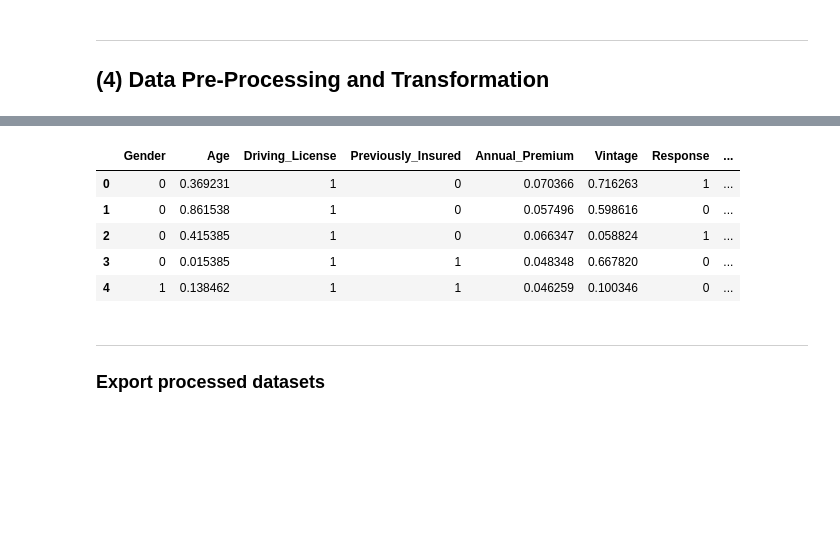
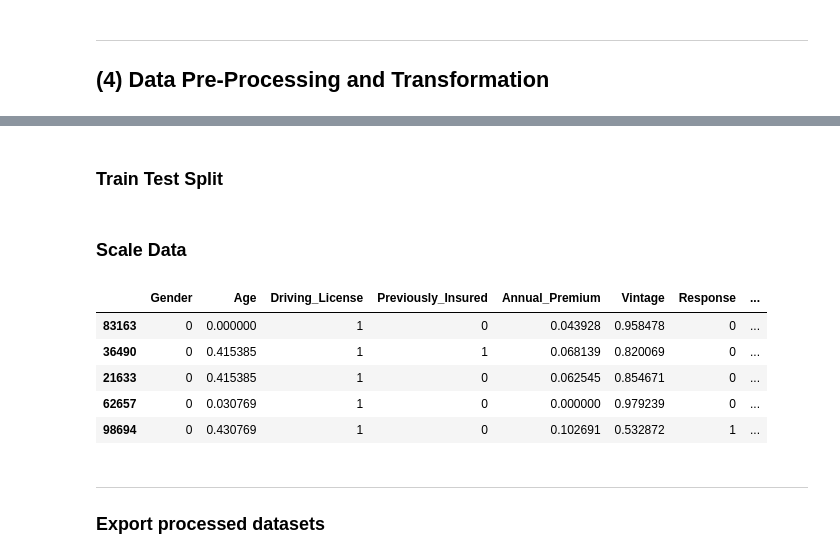
Before and after one commit to kennethleungty/End-to-End-AutoML-Insurance, a Jupyter notebook: 01_EDA_and_Data_PreProcessing.ipynb, the cells around one changed output, grey strips where cells are left out. Cells and saved outputs as stored; diff of their text form; code cells hidden in the pictures; blank space fills up the shorter version.

```diff
--- a/01_EDA_and_Data_PreProcessing.ipynb
+++ b/01_EDA_and_Data_PreProcessing.ipynb
@@ -280,4 +271,34 @@ def preprocess_data(df, train=True):
     return df
+# %%
+main_df = preprocess_data(main_df)
+# %% [markdown]
+### Train Test Split
+# %%
+# Shuffle your dataset
+shuffle_df = main_df.sample(frac=1, random_state=1)
+
+# Define a size for your train set (80:20)
+train_size = int(0.8 * len(main_df))
+
+# Split your dataset
+train_df = shuffle_df[:train_size]
+test_df = shuffle_df[train_size:]
+# %% [markdown]
+### Scale Data
+# %%
+def scale_data(df, train):
+    # Performing normalization
+    numerical_features = ['Age', 'Vintage', 'Annual_Premium']
+
+    if train:
+        mm = MinMaxScaler()
+        df[numerical_features] = mm.fit_transform(df[numerical_features])
+        pickle.dump(mm, open("./data/minmax_scaler.pkl", 'wb'))
+    else:
+        mm = pickle.load(open("./data/minmax_scaler.pkl", 'rb'))
+        df[numerical_features] = mm.transform(df[numerical_features])
+
+    return df
 # %%
-main_df = preprocess_data(main_df, train=True)
-test_df = preprocess_data(test_df, train=False)
+train_df = scale_data(train_df, train=True)
+test_df = scale_data(test_df, train=False)
@@ -284,12 +307,12 @@ test_df = preprocess_data(test_df, train=False)
 # %%
-main_df.head()
+train_df.head()
 # %% [output]
 |  | Gender | Age | Driving_License | Previously_Insured | Annual_Premium | Vintage | Response | ... |
-| 0 | 0 | 0.369231 | 1 | 0 | 0.070366 | 0.716263 | 1 | ... |
-| 1 | 0 | 0.861538 | 1 | 0 | 0.057496 | 0.598616 | 0 | ... |
-| 2 | 0 | 0.415385 | 1 | 0 | 0.066347 | 0.058824 | 1 | ... |
-| 3 | 0 | 0.015385 | 1 | 1 | 0.048348 | 0.667820 | 0 | ... |
-| 4 | 1 | 0.138462 | 1 | 1 | 0.046259 | 0.100346 | 0 | ... |
+| 83163 | 0 | 0.000000 | 1 | 0 | 0.043928 | 0.958478 | 0 | ... |
+| 36490 | 0 | 0.415385 | 1 | 1 | 0.068139 | 0.820069 | 0 | ... |
+| 21633 | 0 | 0.415385 | 1 | 0 | 0.062545 | 0.854671 | 0 | ... |
+| 62657 | 0 | 0.030769 | 1 | 0 | 0.000000 | 0.979239 | 0 | ... |
+| 98694 | 0 | 0.430769 | 1 | 0 | 0.102691 | 0.532872 | 1 | ... |
 # %% [markdown]
 ___
 ### Export processed datasets
```
Also changed, not shown: parts of 19 cells of this notebook, 35 other files.
